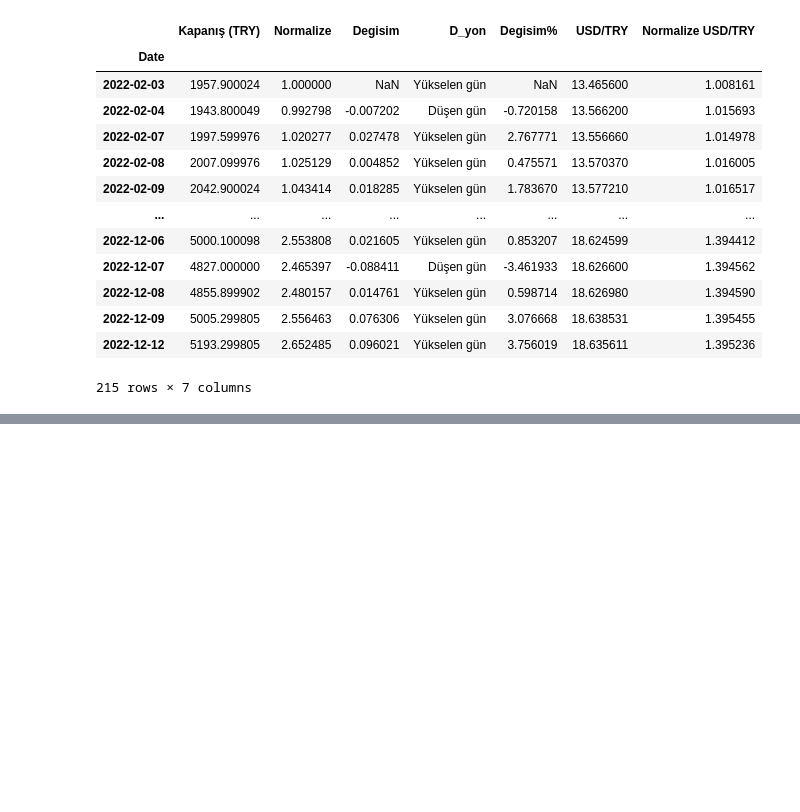
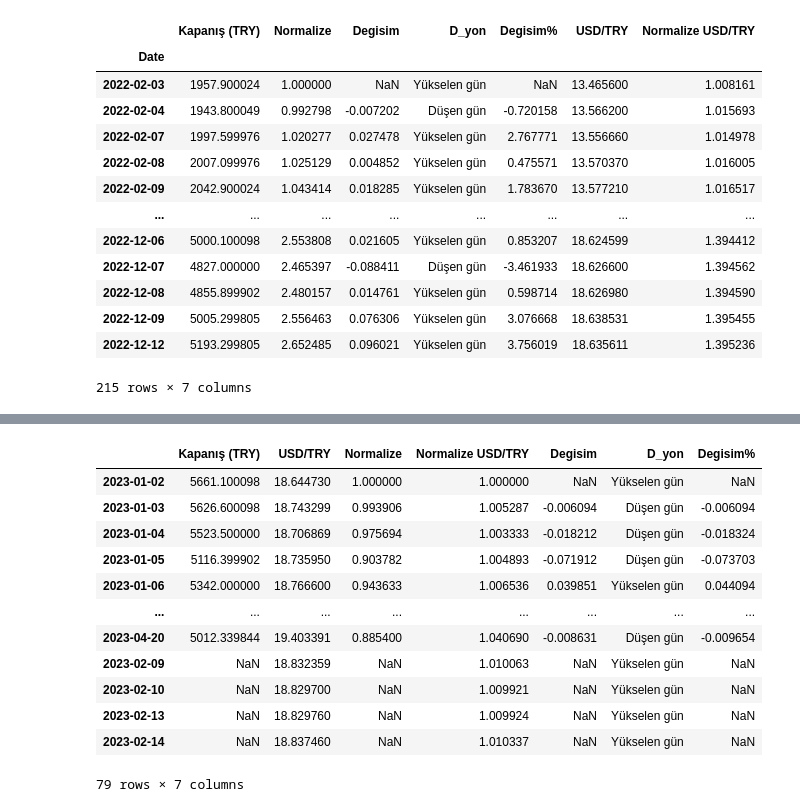
Before and after one commit to Abdulkadir2516/GMKA_Abdulkadir_Yesilkaya, a Jupyter notebook: Python_Hatırlatma.ipynb, the cells around one changed output, grey strips where cells are left out. Drawn from its saved outputs; the diff is of its cells as text; code cells hidden in the pictures; blank space fills up the shorter version.

```diff
--- a/Python_Hatırlatma.ipynb
+++ b/Python_Hatırlatma.ipynb
@@ -382,3 +382,14 @@ fig.update_layout(title="Normalize BIST 100 ve Normalize Kur ",
                   )
 # %% [output]
 [interactive output not drawn]
+# %%
+indirme_listesi = ["XU100.IS","TRY=X"]
+Veri_2023 = pd.DataFrame()
+
+for i in indirme_listesi:
+  data = yf.download(i, start="2023-01-01",end="2023-04-21")
+  data = data["Adj Close"].rename(i)
+  Veri_2023 = pd.concat([Veri_2023, data], axis=1)
+
+Veri_2023.columns =["Kapanış (TRY)", "USD/TRY"]
+Veri_2023
@@ -384,0 +430,24 @@ fig.update_layout(title="Normalize BIST 100 ve Normalize Kur ",
+# %%
+veri = Veri_2023.copy()
+
+veri["Normalize"] = veri["Kapanış (TRY)"]/ veri.iloc[0,0]
+# veri["Normalize USD/TRY"] = veri["USD/TRY"]/ veri.iloc[0,1]
+veri["Normalize USD/TRY"] = veri["USD/TRY"]/ veri.loc[veri.index[0],"USD/TRY"]
+veri["Degisim"] = veri.Normalize.diff(1)
+veri["D_yon"] = veri.Degisim.map(lambda x: "Düşen gün" if x<0 else "Yükselen gün")
+veri["Degisim%"] = (veri.Degisim/veri.Normalize.shift(1))
+veri
+# %% [output]
+|  | Kapanış (TRY) | USD/TRY | Normalize | Normalize USD/TRY | Degisim | D_yon | Degisim% |
+| 2023-01-02 | 5661.100098 | 18.644730 | 1.000000 | 1.000000 | NaN | Yükselen gün | NaN |
+| 2023-01-03 | 5626.600098 | 18.743299 | 0.993906 | 1.005287 | -0.006094 | Düşen gün | -0.006094 |
+| 2023-01-04 | 5523.500000 | 18.706869 | 0.975694 | 1.003333 | -0.018212 | Düşen gün | -0.018324 |
+| 2023-01-05 | 5116.399902 | 18.735950 | 0.903782 | 1.004893 | -0.071912 | Düşen gün | -0.073703 |
+| 2023-01-06 | 5342.000000 | 18.766600 | 0.943633 | 1.006536 | 0.039851 | Yükselen gün | 0.044094 |
+| ... | ... | ... | ... | ... | ... | ... | ... |
+| 2023-04-20 | 5012.339844 | 19.403391 | 0.885400 | 1.040690 | -0.008631 | Düşen gün | -0.009654 |
+| 2023-02-09 | NaN | 18.832359 | NaN | 1.010063 | NaN | Yükselen gün | NaN |
+| 2023-02-10 | NaN | 18.829700 | NaN | 1.009921 | NaN | Yükselen gün | NaN |
+| 2023-02-13 | NaN | 18.829760 | NaN | 1.009924 | NaN | Yükselen gün | NaN |
+| 2023-02-14 | NaN | 18.837460 | NaN | 1.010337 | NaN | Yükselen gün | NaN |
+79 rows × 7 columns
```
Also changed, not shown: parts of 2 cells of this notebook.
